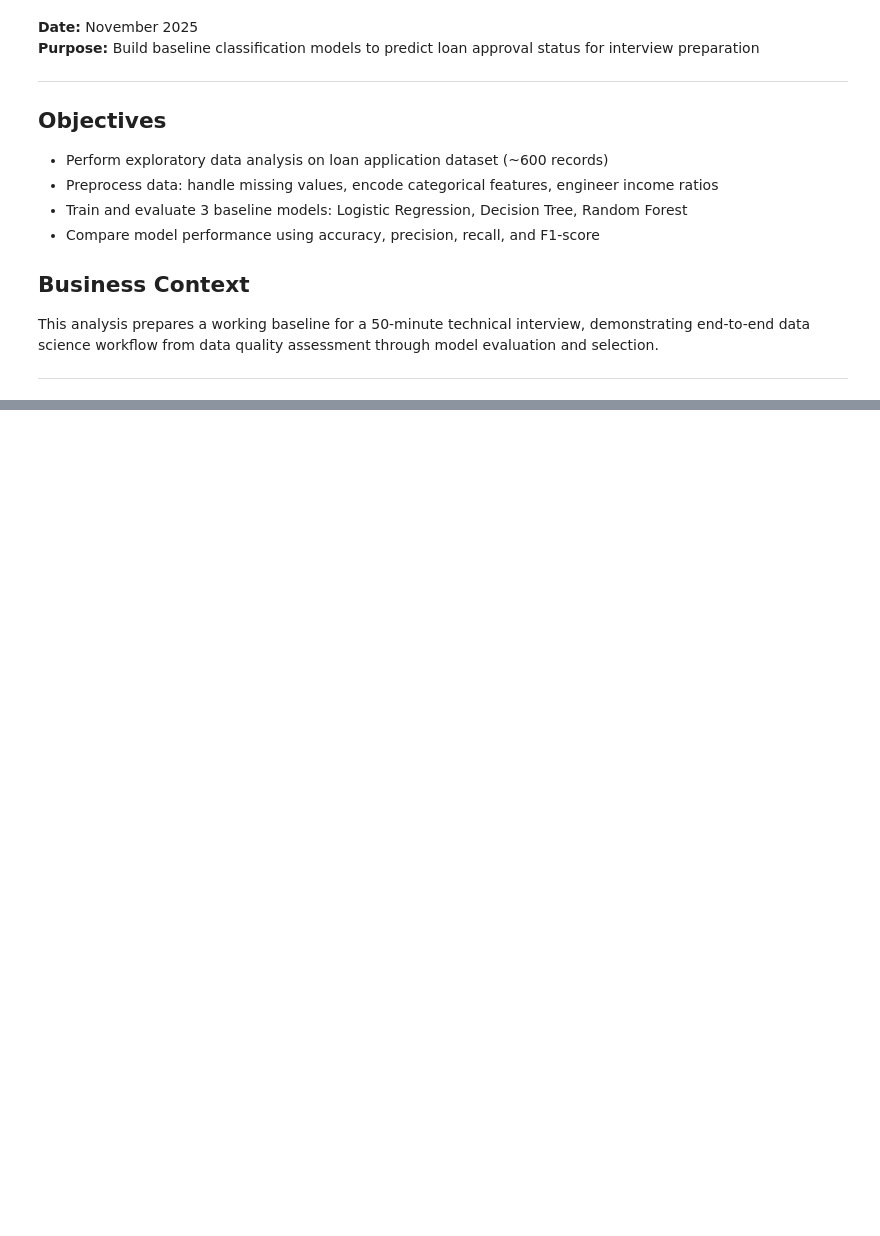
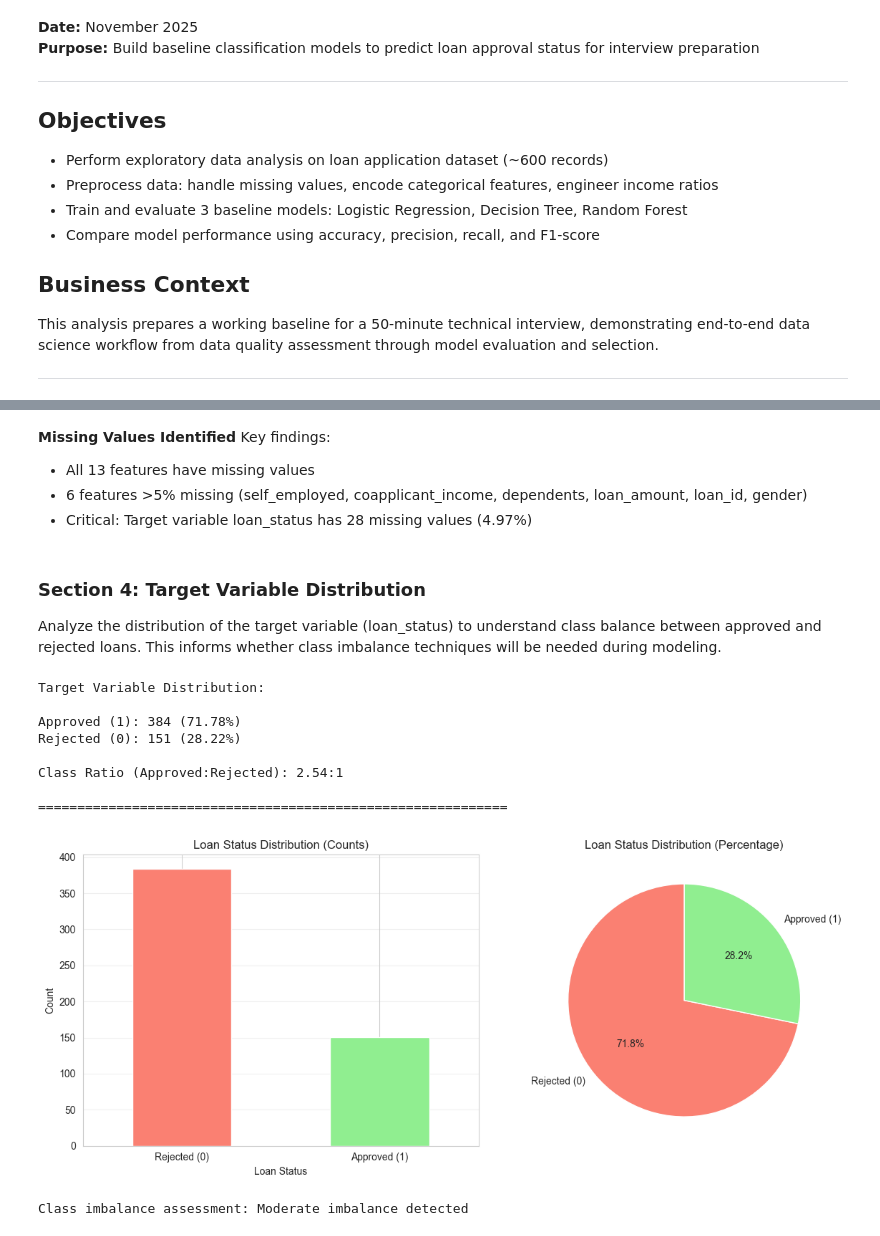
Before and after one commit to albertodiazdurana/loan-approval-prediction, a Jupyter notebook: notebooks/w01_d01_EDA_baseline_models.ipynb, the cells around one changed output, grey strips where cells are left out. Saved outputs shown, nothing was run; the diff lists cells and outputs as text; code cells hidden in the pictures; blank space fills up the shorter version.

```diff
--- a/notebooks/w01_d01_EDA_baseline_models.ipynb
+++ b/notebooks/w01_d01_EDA_baseline_models.ipynb
@@ -52,16 +56,17 @@ import warnings
 warnings.filterwarnings('ignore')
 
 # Define paths
-PROJECT_ROOT = Path.cwd().parent
+PROJECT_ROOT = Path.cwd().parent if Path.cwd().name == 'notebooks' else Path.cwd()
 DATA_RAW = PROJECT_ROOT / 'data' / 'raw'
 DATA_PROCESSED = PROJECT_ROOT / 'data' / 'processed'
 OUTPUTS = PROJECT_ROOT / 'outputs' / 'figures' / 'eda'
 
-# Create output directory if needed
-OUTPUTS.mkdir(parents=True, exist_ok=True)
-
-print("Environment setup complete")
+# Verify correct paths
 print(f"Project root: {PROJECT_ROOT}")
 print(f"Data directory: {DATA_RAW}")
 print(f"Output directory: {OUTPUTS}")
+print(f"Data file exists: {(DATA_RAW / 'loans_modified.csv').exists()}")
+print(f"Dict file exists: {(DATA_RAW / 'data_dictionary.txt').exists()}")
+
+print("Environment setup complete")
 # %% [output]
@@ -71,0 +170,59 @@ Output directory: d:\data-science\outputs\figures\eda
+# %% [markdown]
+**Missing Values Identified**
+Key findings:
+
+- All 13 features have missing values
+- 6 features >5% missing (self_employed, coapplicant_income, dependents, loan_amount, loan_id, gender)
+- Critical: Target variable loan_status has 28 missing values (4.97%)
+# %% [markdown]
+### Section 4: Target Variable Distribution
+
+Analyze the distribution of the target variable (loan_status) to understand class balance between approved and rejected loans. This informs whether class imbalance techniques will be needed during modeling.
+# %%
+## 4. Target Variable Distribution
+
+# Remove missing values from target for analysis
+df_target = df['loan_status'].dropna()
+
+# Calculate distribution
+target_counts = df_target.value_counts()
+target_percentages = df_target.value_counts(normalize=True) * 100
+
+print("Target Variable Distribution:")
+print(f"\nApproved (1): {target_counts[1.0]:.0f} ({target_percentages[1.0]:.2f}%)")
+print(f"Rejected (0): {target_counts[0.0]:.0f} ({target_percentages[0.0]:.2f}%)")
+print(f"\nClass Ratio (Approved:Rejected): {target_percentages[1.0]/target_percentages[0.0]:.2f}:1")
+print("\n" + "="*60)
+
+# Visualize distribution
+fig, axes = plt.subplots(1, 2, figsize=(12, 5))
+
+# Count plot
+target_counts.plot(kind='bar', ax=axes[0], color=['salmon', 'lightgreen'])
+axes[0].set_title('Loan Status Distribution (Counts)')
+axes[0].set_xlabel('Loan Status')
+axes[0].set_ylabel('Count')
+axes[0].set_xticklabels(['Rejected (0)', 'Approved (1)'], rotation=0)
+axes[0].grid(axis='y', alpha=0.3)
+
+# Pie chart
+axes[1].pie(target_counts, labels=['Rejected (0)', 'Approved (1)'],
+            autopct='%1.1f%%', startangle=90, colors=['salmon', 'lightgreen'])
+axes[1].set_title('Loan Status Distribution (Percentage)')
+
+plt.tight_layout()
+plt.savefig(OUTPUTS / 'target_distribution.png', dpi=300, bbox_inches='tight')
+plt.show()
+
+print(f"\nClass imbalance assessment: {'Moderate imbalance detected' if target_percentages[1.0] > 65 or target_percentages[1.0] < 35 else 'Relatively balanced'}")
+# %% [output]
+Target Variable Distribution:
+
+Approved (1): 384 (71.78%)
+Rejected (0): 151 (28.22%)
+
+Class Ratio (Approved:Rejected): 2.54:1
+
+============================================================
+[figure, added]
+Class imbalance assessment: Moderate imbalance detected
```
Also changed, not shown: parts of 54 cells of this notebook, 7 other files.
